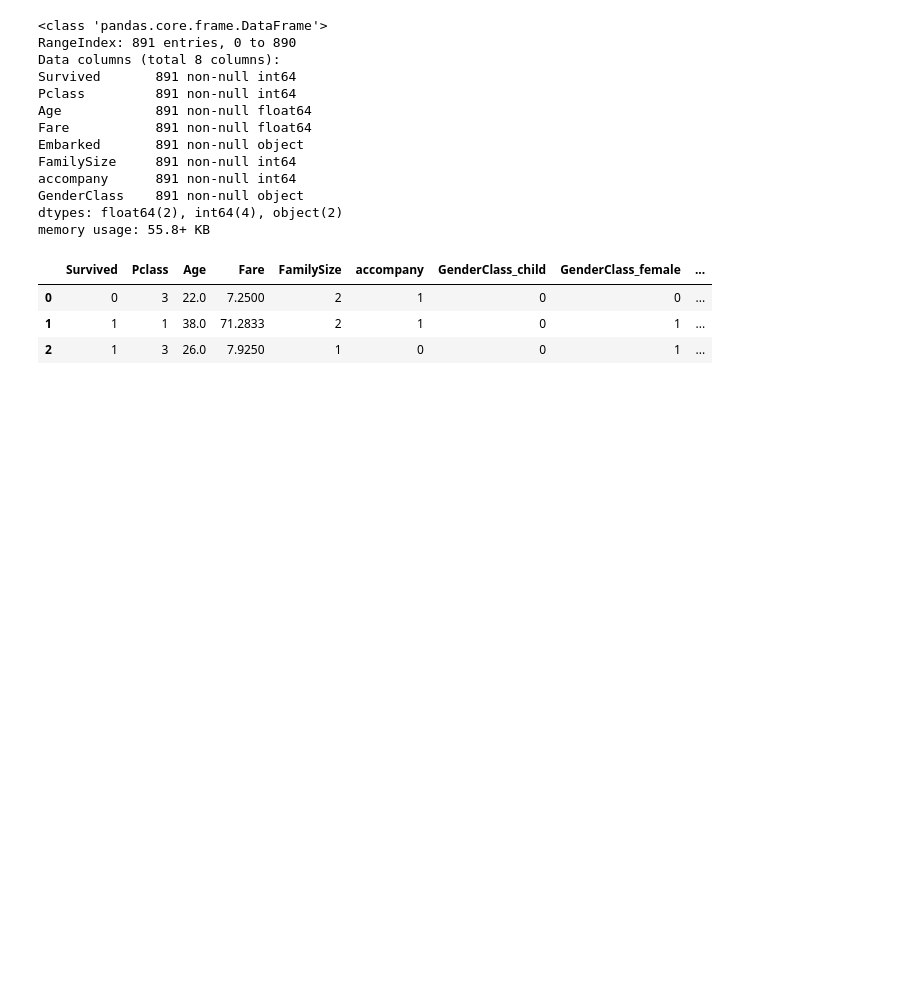
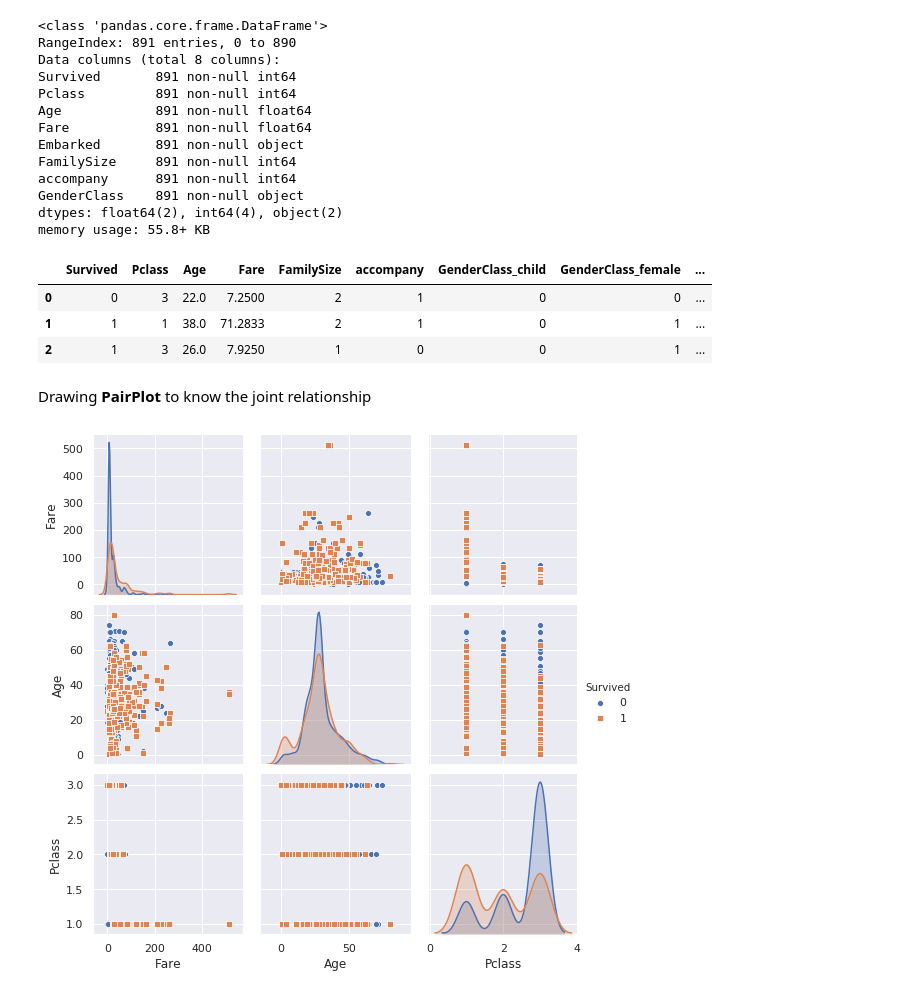
Before and after one commit to ParasNandwani/MLmodels, a Jupyter notebook: LogisticRegression.ipynb, the cells around one changed output. Saved outputs shown, nothing was run; the diff lists cells and outputs as text; code cells hidden in the pictures; blank space fills up the shorter version.

```diff
--- a/LogisticRegression.ipynb
+++ b/LogisticRegression.ipynb
@@ -179,3 +249,11 @@ titanic.head(3)
 | 0 | 0 | 3 | 22.0 | 7.2500 | 2 | 1 | 0 | 0 | ... |
 | 1 | 1 | 1 | 38.0 | 71.2833 | 2 | 1 | 0 | 1 | ... |
 | 2 | 1 | 3 | 26.0 | 7.9250 | 1 | 0 | 0 | 1 | ... |
+# %% [markdown]
+Drawing **PairPlot** to know the joint relationship
+# %%
+sns.pairplot(titanic_data[['Fare','Age','Pclass','Survived']],vars=['Fare','Age','Pclass'],
+             hue='Survived',dropna=True,markers=['o','s'])
+plt.show()
+# %% [output]
+[figure, added]
```
Also changed, not shown: parts of 33 cells of this notebook.
